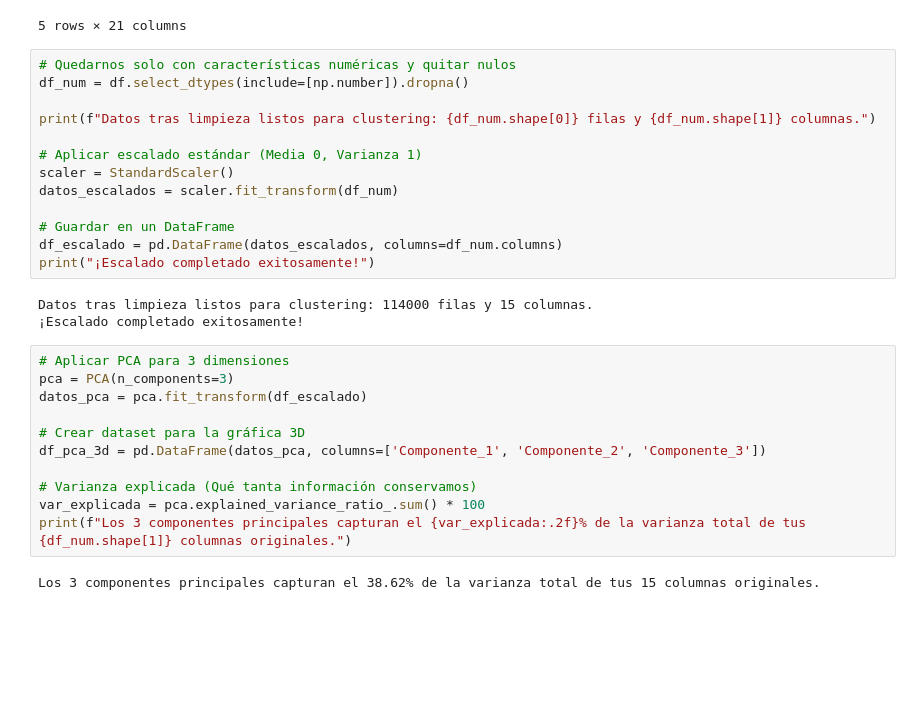
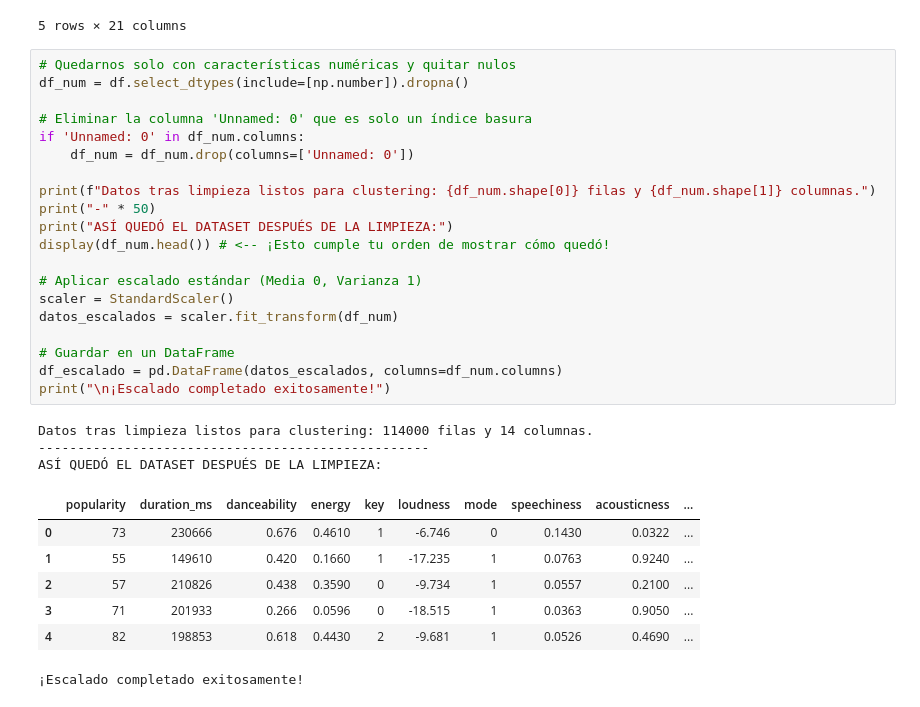
Before and after one commit to NelvaAdalit/-INTELIGENCIA-ARTIFICIAL-I-, a Jupyter notebook: KMEANSGROUPIA.ipynb, the cells around one changed output. Cells and saved outputs as stored; diff of their text form; blank space fills up the shorter version.

```diff
--- a/KMEANSGROUPIA.ipynb
+++ b/KMEANSGROUPIA.ipynb
@@ -54,29 +53,31 @@ Total de Celdas: 2394000
 # %%
 # Quedarnos solo con características numéricas y quitar nulos
 df_num = df.select_dtypes(include=[np.number]).dropna()
 
+# Eliminar la columna 'Unnamed: 0' que es solo un índice basura
+if 'Unnamed: 0' in df_num.columns:
+    df_num = df_num.drop(columns=['Unnamed: 0'])
+
 print(f"Datos tras limpieza listos para clustering: {df_num.shape[0]} filas y {df_num.shape[1]} columnas.")
+print("-" * 50)
+print("ASÍ QUEDÓ EL DATASET DESPUÉS DE LA LIMPIEZA:")
+display(df_num.head()) # <-- ¡Esto cumple tu orden de mostrar cómo quedó!
 
 # Aplicar escalado estándar (Media 0, Varianza 1)
 scaler = StandardScaler()
 datos_escalados = scaler.fit_transform(df_num)
 
 # Guardar en un DataFrame
 df_escalado = pd.DataFrame(datos_escalados, columns=df_num.columns)
-print("¡Escalado completado exitosamente!")
+print("\n¡Escalado completado exitosamente!")
 # %% [output]
-Datos tras limpieza listos para clustering: 114000 filas y 15 columnas.
-¡Escalado completado exitosamente!
+Datos tras limpieza listos para clustering: 114000 filas y 14 columnas.
+--------------------------------------------------
+ASÍ QUEDÓ EL DATASET DESPUÉS DE LA LIMPIEZA:
+|  | popularity | duration_ms | danceability | energy | key | loudness | mode | speechiness | acousticness | ... |
+| 0 | 73 | 230666 | 0.676 | 0.4610 | 1 | -6.746 | 0 | 0.1430 | 0.0322 | ... |
+| 1 | 55 | 149610 | 0.420 | 0.1660 | 1 | -17.235 | 1 | 0.0763 | 0.9240 | ... |
+| 2 | 57 | 210826 | 0.438 | 0.3590 | 0 | -9.734 | 1 | 0.0557 | 0.2100 | ... |
+| 3 | 71 | 201933 | 0.266 | 0.0596 | 0 | -18.515 | 1 | 0.0363 | 0.9050 | ... |
+| 4 | 82 | 198853 | 0.618 | 0.4430 | 2 | -9.681 | 1 | 0.0526 | 0.4690 | ... |
+¡Escalado completado exitosamente!
-# %%
-# Aplicar PCA para 3 dimensiones
-pca = PCA(n_components=3)
-datos_pca = pca.fit_transform(df_escalado)
-
-# Crear dataset para la gráfica 3D
-df_pca_3d = pd.DataFrame(datos_pca, columns=['Componente_1', 'Componente_2', 'Componente_3'])
-
-# Varianza explicada (Qué tanta información conservamos)
-var_explicada = pca.explained_variance_ratio_.sum() * 100
-print(f"Los 3 componentes principales capturan el {var_explicada:.2f}% de la varianza total de tus {df_num.shape[1]} columnas originales.")
-# %% [output]
-Los 3 componentes principales capturan el 38.62% de la varianza total de tus 15 columnas originales.
```
Also changed, not shown: parts of 11 cells of this notebook.
